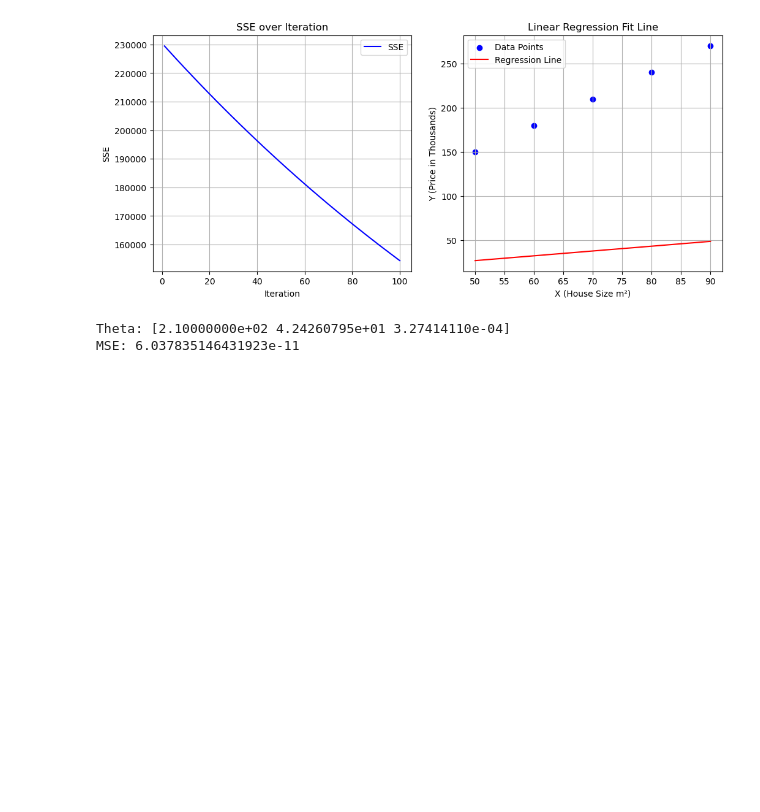
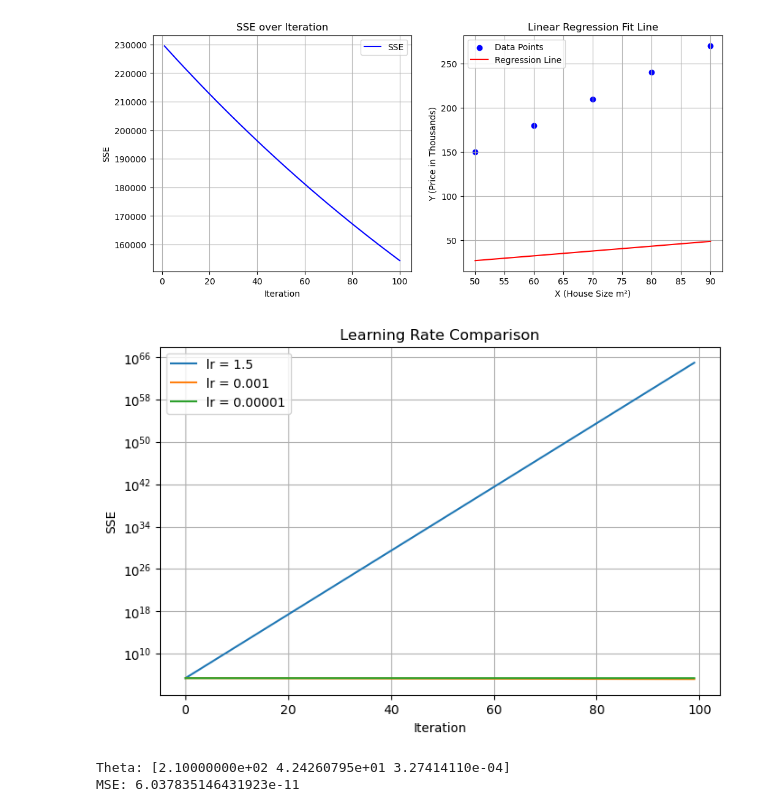
Before and after one commit to MuhamedHussien7/BNS_AIS2_S2_ML, a Jupyter notebook: src/ML/ML-Task-1.ipynb, the cells around one changed output. Cells and saved outputs as stored; diff of their text form; code cells hidden in the pictures; blank space fills up the shorter version.

```diff
--- a/src/ML/ML-Task-1.ipynb
+++ b/src/ML/ML-Task-1.ipynb
@@ -87,6 +87,26 @@ Predicted price for 70 m²: 38.10
 model.plot_training(x, x_norm, y)
 # %% [output]
 [figure]
+# %%
+model_large_lr = LinearRegressionGD(learning_rate=1.5, n_iters=100)
+model_large_lr.fit(x_norm, y)
+
+model_small_lr = LinearRegressionGD(learning_rate=0.00001, n_iters=100)
+model_small_lr.fit(x_norm, y)
+
+plt.figure(figsize=(8, 5))
+plt.plot(model_large_lr.sse_values, label="lr = 1.5")
+plt.plot(model.sse_values, label="lr = 0.001")
+plt.plot(model_small_lr.sse_values, label="lr = 0.00001")
+plt.xlabel("Iteration")
+plt.ylabel("SSE")
+plt.yscale("log")
+plt.title("Learning Rate Comparison")
+plt.legend()
+plt.grid(True)
+plt.show()
+# %% [output]
+[figure, added]
 # %%
 class LinearRegressionGD_Multi:
     def __init__(self, learning_rate=0.01, n_iters=1000):
```
